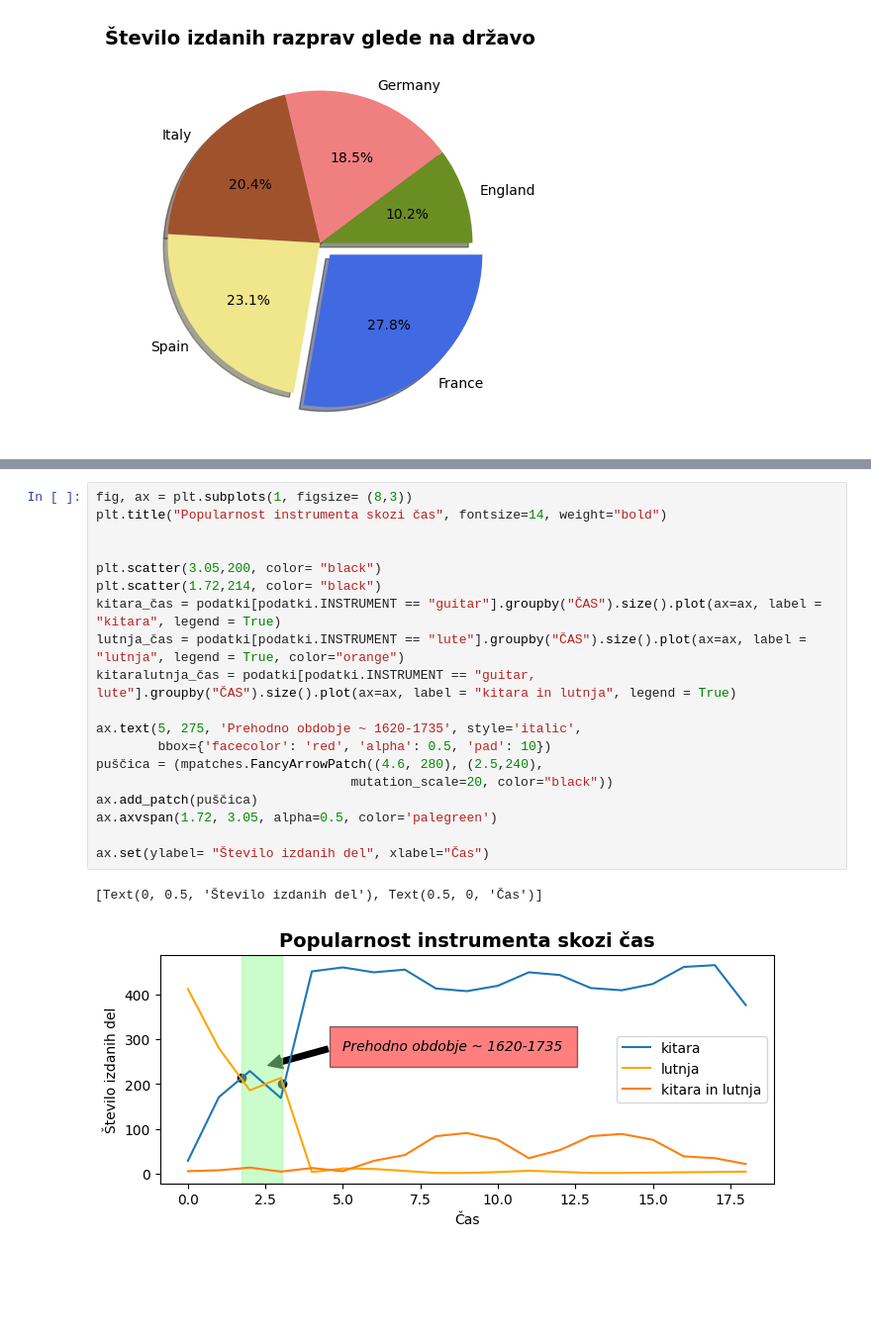
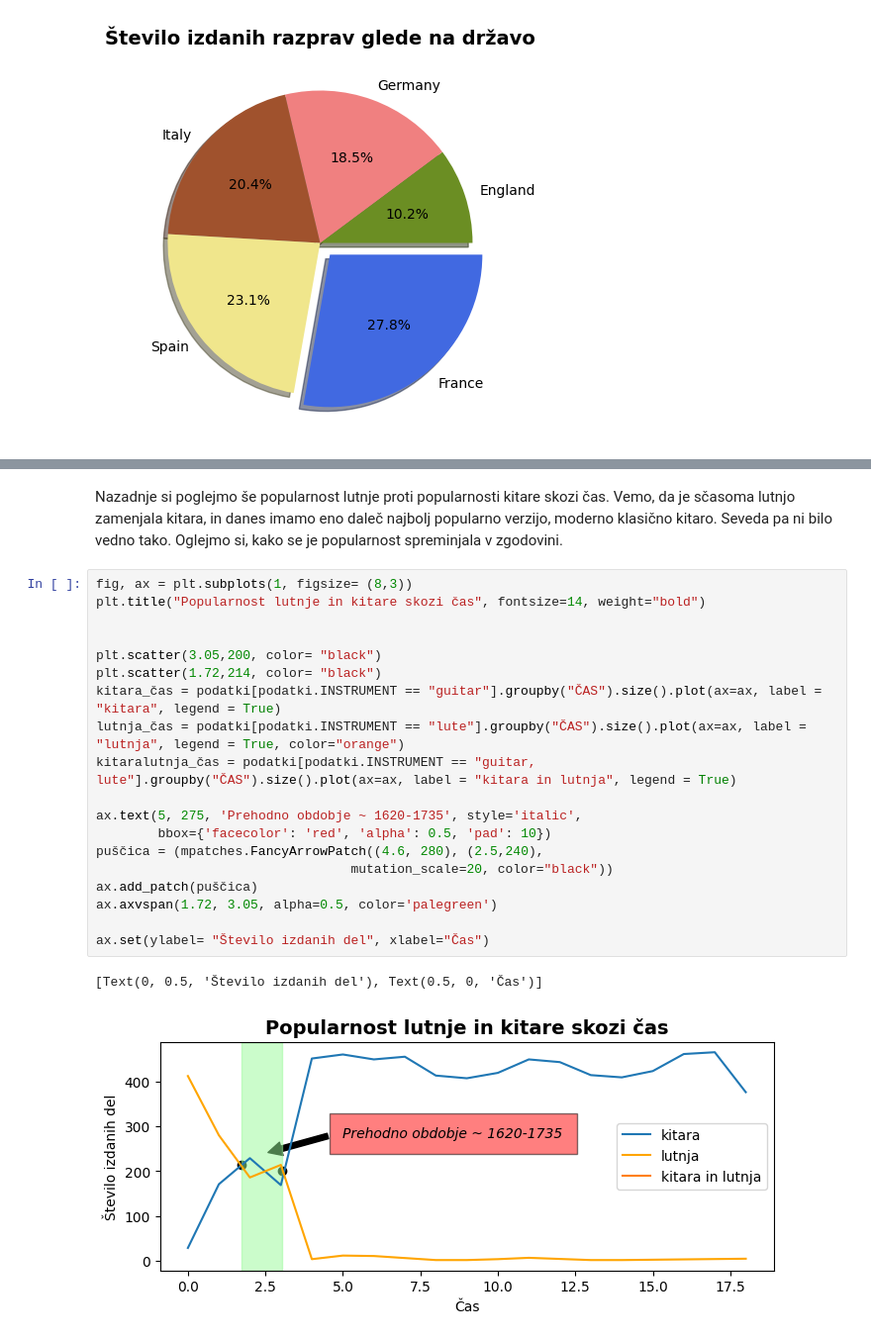
Before and after one commit to matijaskrt/uvp-seminarska-naloga, a Jupyter notebook: analiza.ipynb, the cells around one changed output, grey strips where cells are left out. Shown at 99% size. Cells and saved outputs as stored; diff of their text form; blank space fills up the shorter version.

```diff
--- a/analiza.ipynb
+++ b/analiza.ipynb
@@ -155,22 +201,24 @@ plt.xticks(rotation=0)
+# %% [markdown]
+Nazadnje si poglejmo še popularnost lutnje proti popularnosti kitare skozi čas. Vemo, da je sčasoma lutnjo zamenjala kitara, in danes imamo eno daleč najbolj popularno verzijo, moderno klasično kitaro. Seveda pa ni bilo vedno tako. Oglejmo si, kako se je popularnost spreminjala v zgodovini.
 # %%
 fig, ax = plt.subplots(1, figsize= (8,3))
-plt.title("Popularnost instrumenta skozi čas", fontsize=14, weight="bold")
+plt.title("Popularnost lutnje in kitare skozi čas", fontsize=14, weight="bold")
 
 
 plt.scatter(3.05,200, color= "black")
 plt.scatter(1.72,214, color= "black")
 kitara_čas = podatki[podatki.INSTRUMENT == "guitar"].groupby("ČAS").size().plot(ax=ax, label = "kitara", legend = True)
 lutnja_čas = podatki[podatki.INSTRUMENT == "lute"].groupby("ČAS").size().plot(ax=ax, label = "lutnja", legend = True, color="orange")
 kitaralutnja_čas = podatki[podatki.INSTRUMENT == "guitar, lute"].groupby("ČAS").size().plot(ax=ax, label = "kitara in lutnja", legend = True)
 
 ax.text(5, 275, 'Prehodno obdobje ~ 1620-1735', style='italic',
         bbox={'facecolor': 'red', 'alpha': 0.5, 'pad': 10})
 puščica = (mpatches.FancyArrowPatch((4.6, 280), (2.5,240),
                                  mutation_scale=20, color="black"))
 ax.add_patch(puščica)
 ax.axvspan(1.72, 3.05, alpha=0.5, color='palegreen')
 
 ax.set(ylabel= "Število izdanih del", xlabel="Čas")
 # %% [output]
 [Text(0, 0.5, 'Število izdanih del'), Text(0.5, 0, 'Čas')]
-[figure, old version]
+[figure, new version]
```
Also changed, not shown: parts of 20 cells of this notebook, 2 other files.
